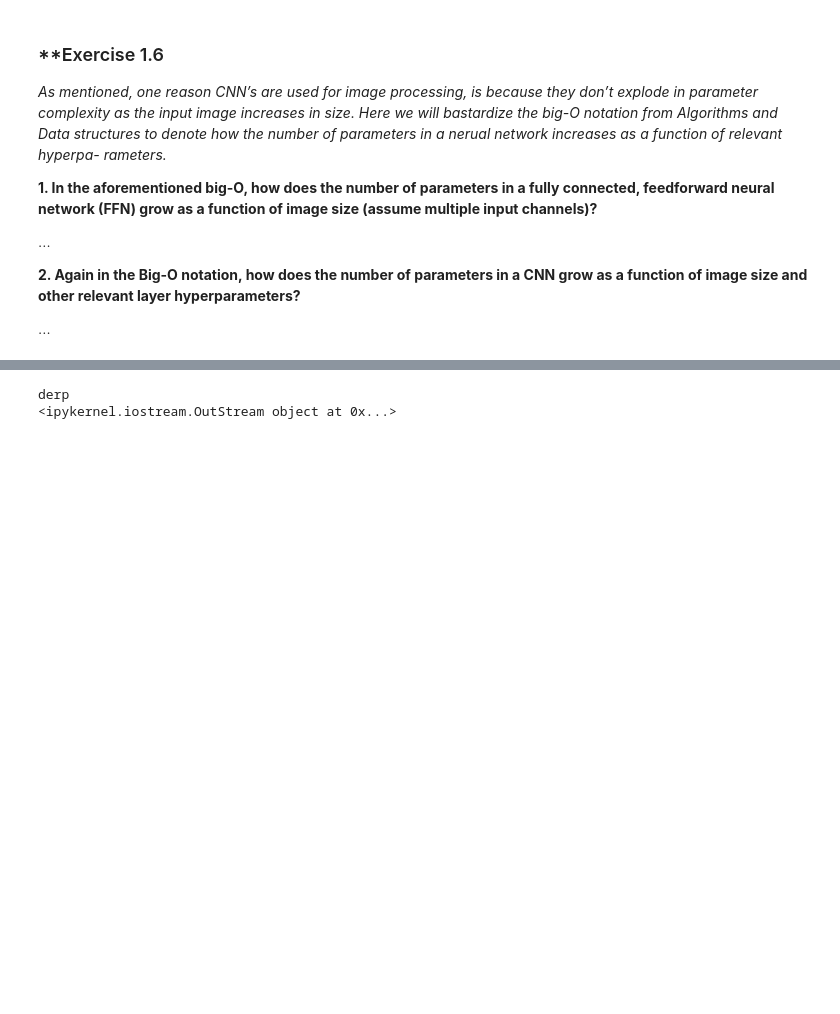
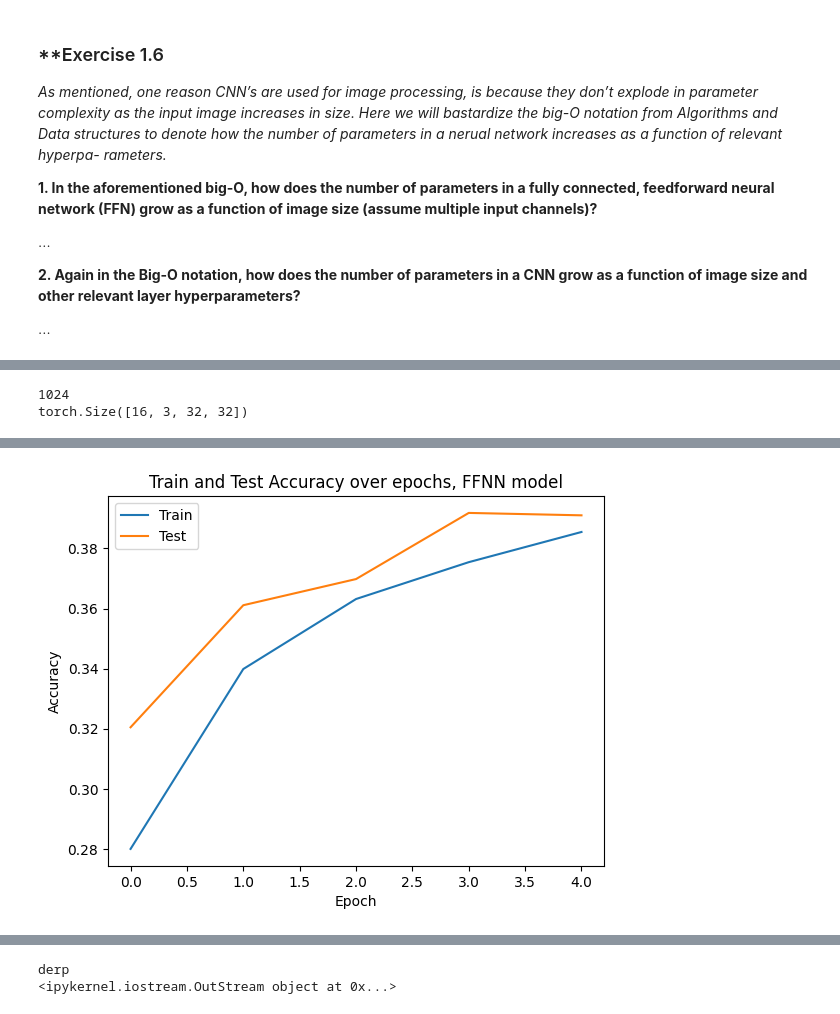
Before and after one commit to Twinbo/Signals-and-Data-Autumn-2025-student, a Jupyter notebook: week_3/ex_week_3.ipynb, the cells around one changed output, grey strips where cells are left out. Cells and saved outputs as stored; diff of their text form; code cells hidden in the pictures; blank space fills up the shorter version.

```diff
--- a/week_3/ex_week_3.ipynb
+++ b/week_3/ex_week_3.ipynb
@@ -644,0 +514,27 @@ torch.Size([10, 28, 28])
+# %%
+train_dataloader = torch.utils.data.DataLoader(train_set, batch_size=16, shuffle=True, collate_fn=collate_fn)
+test_dataloader = torch.utils.data.DataLoader(test_set, batch_size=16, shuffle=False, collate_fn=collate_fn)
+
+# Num in_channels really shouldn't be above 1, the FFNN probably can't handle that well
+num_in_channels = next(iter(train_dataloader))[0].shape[1]
+in_width_height = next(iter(train_dataloader))[0].shape[-1]
+
+FFNN_model = FFNN(in_features=num_in_channels*in_width_height**2,num_classes=10, lr=0.001)
+
+train_epochs = 5
+train_accs, test_accs = FFNN_model.train(train_dataloader, epochs=train_epochs, val_dataloader=test_dataloader)
+
+# plot train and test accuracies
+plt.plot(range(train_epochs), train_accs, label='Train')
+plt.plot(range(train_epochs), test_accs, label='Test')
+
+plt.xlabel('Epoch')
+plt.ylabel('Accuracy')
+plt.title('Train and Test Accuracy over epochs, FFNN model')
+plt.legend()
+plt.show()
+
+# TODO: ADD QUESTION: WHY IS TRAIN ACCURACY MUCH LOWER THAN TEST ACCURACY FOR THE FIRST EPOCH?
+# %% [output]
+1024
+torch.Size([16, 3, 32, 32])
@@ -644,0 +546 @@ torch.Size([10, 28, 28])
+[figure, added]
```
Also changed, not shown: parts of 35 cells of this notebook.
